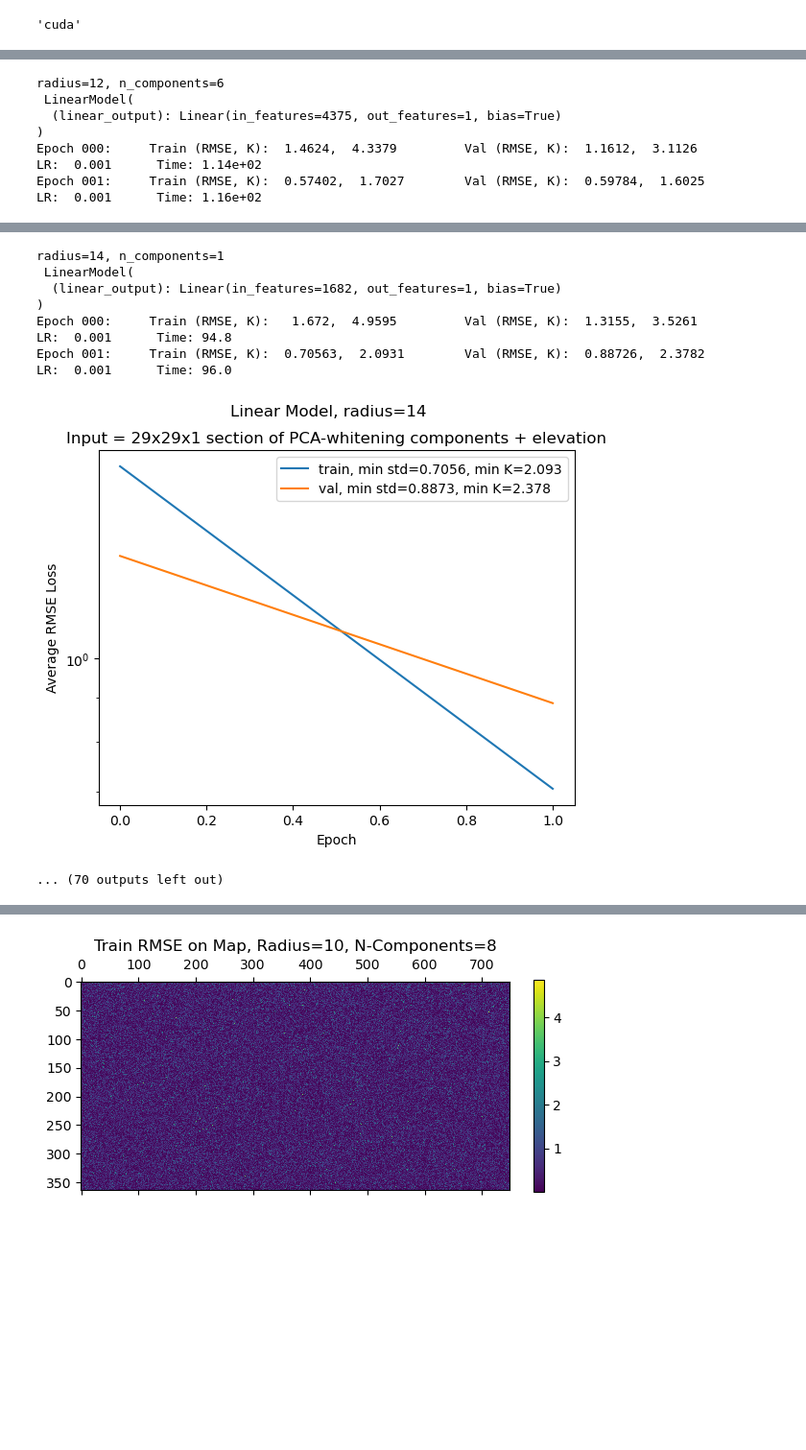
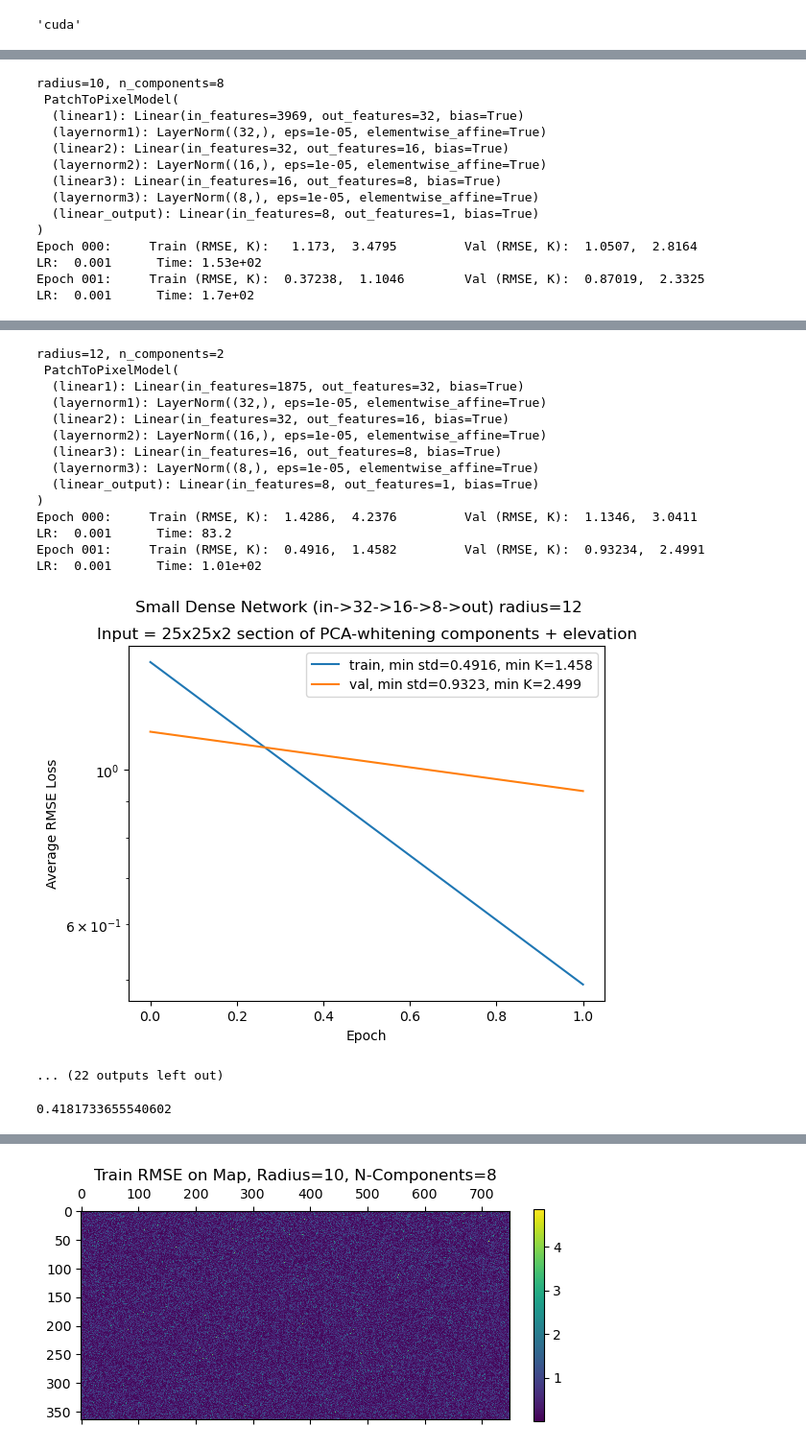
Before and after one commit to DannyCollinson/EMIT-ECOSTRESS, a Jupyter notebook: modeling/Linear_Benchmarking_Notebook.ipynb, the cells around one changed output, grey strips where cells are left out. Shown at 96% size. Cells and saved outputs as stored; diff of their text form; code cells hidden in the pictures; blank space fills up the shorter version.

Commit message:
Running small dense NN benchmarks

```diff
--- a/modeling/Linear_Benchmarking_Notebook.ipynb
+++ b/modeling/Linear_Benchmarking_Notebook.ipynb
@@ -39,7 +39,7 @@ device
 'cuda'
 # %%
 base_data_path = 'Data\\Dataset\\Splits'
-log_file_path = join_path(r'Miscellaneous\linear_benchmark_log.txt')
+log_file_path = join_path(r'Miscellaneous\small_nn_benchmark_log.txt')
 
 # load data
 
@@ -110,3 +127,5 @@ benchmark_combos = [(9, 8)]
+# %%
+benchmark_combos = [(22, 2)]
 # %%
 importlib.reload(datasets.Datasets)
 importlib.reload(models.Feedforward)
@@ -183,7 +202,7 @@ try:
             )
 
 
-        model = models.Feedforward.LinearModel(
+        model = models.Feedforward.PatchToPixelModel(
             input_dim=train_dataset.input_dim,
             radius=radius,
             dropout_rate=dropout_rate,
@@ -235,7 +254,7 @@ try:
 
         fig, ax = plt.subplots()
         fig.suptitle(
-            f'Linear Model, radius={radius}'
+            f'Small Dense Network (in->32->16->8->out) radius={radius}'
         )
         l = 2 * radius + 1
         ax.set_title(
@@ -313,6 +356,12 @@ Epoch 001:     Train (RMSE, K):  0.57884,   1.717        Val (RMSE, K):  0.66087
-radius=12, n_components=6
- LinearModel(
-  (linear_output): Linear(in_features=4375, out_features=1, bias=True)
+radius=10, n_components=8
+ PatchToPixelModel(
+  (linear1): Linear(in_features=3969, out_features=32, bias=True)
+  (layernorm1): LayerNorm((32,), eps=1e-05, elementwise_affine=True)
+  (linear2): Linear(in_features=32, out_features=16, bias=True)
+  (layernorm2): LayerNorm((16,), eps=1e-05, elementwise_affine=True)
+  (linear3): Linear(in_features=16, out_features=8, bias=True)
+  (layernorm3): LayerNorm((8,), eps=1e-05, elementwise_affine=True)
+  (linear_output): Linear(in_features=8, out_features=1, bias=True)
 )
-Epoch 000:     Train (RMSE, K):  1.4624,  4.3379         Val (RMSE, K):  1.1612,  3.1126        LR:  0.001      Time: 1.14e+02
-Epoch 001:     Train (RMSE, K):  0.57402,  1.7027        Val (RMSE, K):  0.59784,  1.6025       LR:  0.001      Time: 1.16e+02
+Epoch 000:     Train (RMSE, K):   1.173,  3.4795         Val (RMSE, K):  1.0507,  2.8164        LR:  0.001      Time: 1.53e+02
+Epoch 001:     Train (RMSE, K):  0.37238,  1.1046        Val (RMSE, K):  0.87019,  2.3325       LR:  0.001      Time: 1.7e+02
@@ -320,10 +369,20 @@ Epoch 001:     Train (RMSE, K):  0.57402,  1.7027        Val (RMSE, K):  0.59784
-radius=14, n_components=1
- LinearModel(
-  (linear_output): Linear(in_features=1682, out_features=1, bias=True)
+radius=12, n_components=2
+ PatchToPixelModel(
+  (linear1): Linear(in_features=1875, out_features=32, bias=True)
+  (layernorm1): LayerNorm((32,), eps=1e-05, elementwise_affine=True)
+  (linear2): Linear(in_features=32, out_features=16, bias=True)
+  (layernorm2): LayerNorm((16,), eps=1e-05, elementwise_affine=True)
+  (linear3): Linear(in_features=16, out_features=8, bias=True)
+  (layernorm3): LayerNorm((8,), eps=1e-05, elementwise_affine=True)
+  (linear_output): Linear(in_features=8, out_features=1, bias=True)
 )
-Epoch 000:     Train (RMSE, K):   1.672,  4.9595         Val (RMSE, K):  1.3155,  3.5261        LR:  0.001      Time: 94.8
-Epoch 001:     Train (RMSE, K):  0.70563,  2.0931        Val (RMSE, K):  0.88726,  2.3782       LR:  0.001      Time: 96.0
+Epoch 000:     Train (RMSE, K):  1.4286,  4.2376         Val (RMSE, K):  1.1346,  3.0411        LR:  0.001      Time: 83.2
+Epoch 001:     Train (RMSE, K):  0.4916,  1.4582         Val (RMSE, K):  0.93234,  2.4991       LR:  0.001      Time: 1.01e+02
-[figure, old version]
+[figure, new version]
-... (70 outputs left out)
+... (22 outputs left out)
 # %%
 stats.to_csv(join_path(r'Miscellaneous\linear_benchmarking_pca_temp.csv'))
+# %%
+stats.iloc[:,35].min()
+# %% [output]
+0.4181733655540602
```
Also changed, not shown: parts of 4 cells of this notebook, 2 other files.
